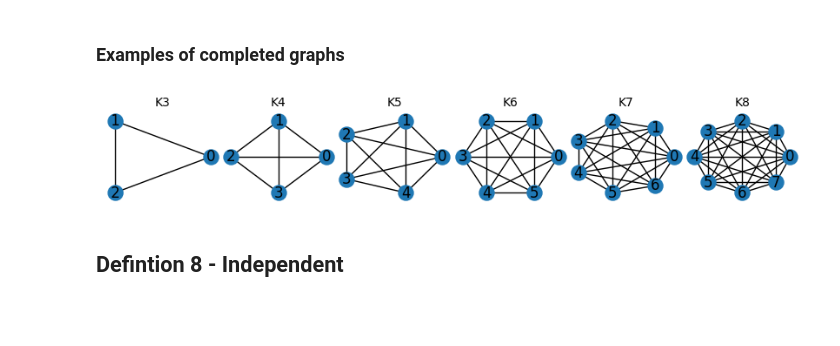
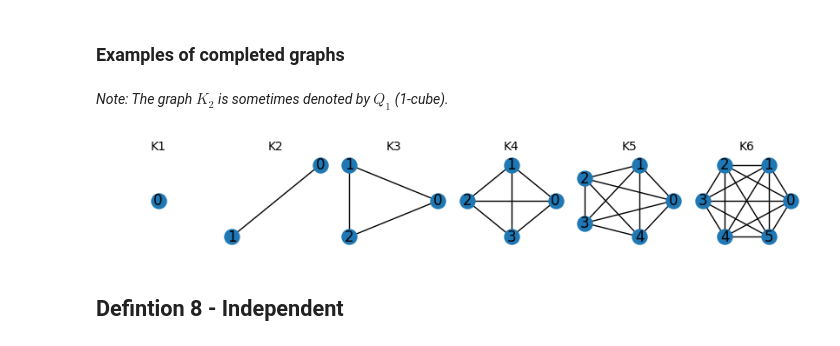
Before and after one commit to lipinski/graph-theory, a Jupyter notebook: definitions.ipynb, the cells around one changed output. Cells and saved outputs as stored; diff of their text form; code cells hidden in the pictures; blank space fills up the shorter version.

```diff
--- a/definitions.ipynb
+++ b/definitions.ipynb
@@ -176,17 +176,19 @@ Adjency matrix:
 [figure]
 # %% [markdown]
 ### Examples of completed graphs
+# %% [markdown]
+*Note: The graph $K_2$ is sometimes denoted by $Q_1$ (1-cube).*
 # %%
 fig, axis = plt.subplots(nrows=1, ncols=6, figsize=(8, 1), )
-plt.subplots_adjust(left=0, bottom=0, right=1, top=1, wspace=0, hspace=0)
+plt.subplots_adjust(left=0, bottom=0, right=1, top=1, wspace=0.1, hspace=0)
 
-for i, order in enumerate(range(3, 9)):
+for i, order in enumerate(range(1, 7)):
     axis[i].set_title((f'K{order}'), fontdict={'fontsize': 10})
 
     K = nx.complete_graph(order)
     ax = nx.draw(K, pos=nx.kamada_kawai_layout(K), node_size=150, with_labels=True, ax=axis[i])
 # %% [output]
-[figure, old version]
+[figure, new version]
 # %% [markdown]
 ## Defintion 8 - Independent
 # %% [markdown]
```
Also changed, not shown: parts of 4 cells of this notebook.
